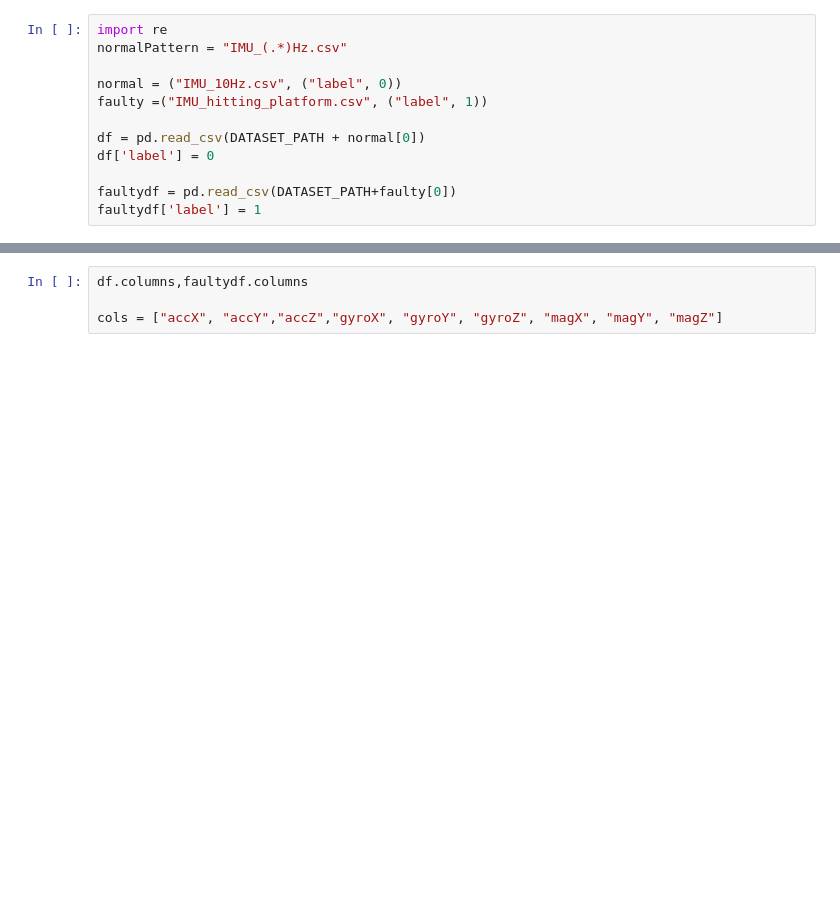
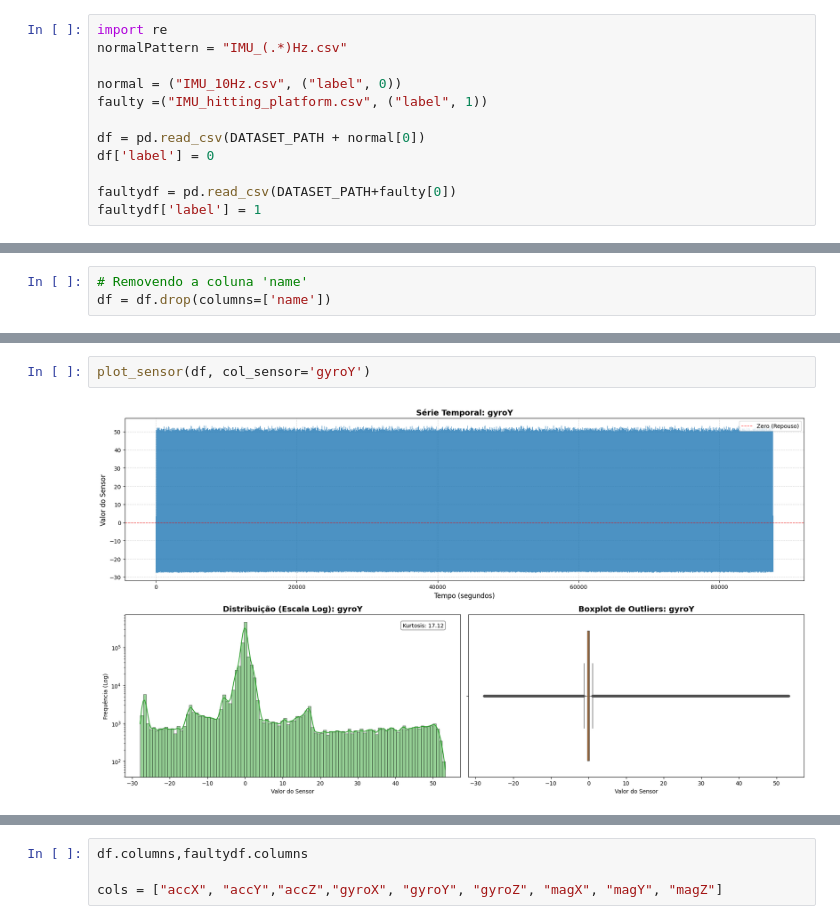
Before and after one commit to AndreFGard/anomaly-detection, a Jupyter notebook: preprocessing.ipynb, the cells around one changed output, grey strips where cells are left out. Saved outputs shown, nothing was run; the diff lists cells and outputs as text; blank space fills up the shorter version.

```diff
--- a/preprocessing.ipynb
+++ b/preprocessing.ipynb
@@ -42,0 +77,3 @@ df.shape, faultydf.shape
+# %%
+# Removendo a coluna 'name'
+df = df.drop(columns=['name'])
@@ -42,0 +274,4 @@ df.shape, faultydf.shape
+# %%
+plot_sensor(df, col_sensor='gyroY')
+# %% [output]
+[figure, added]
```
Also changed, not shown: parts of 34 cells of this notebook.
